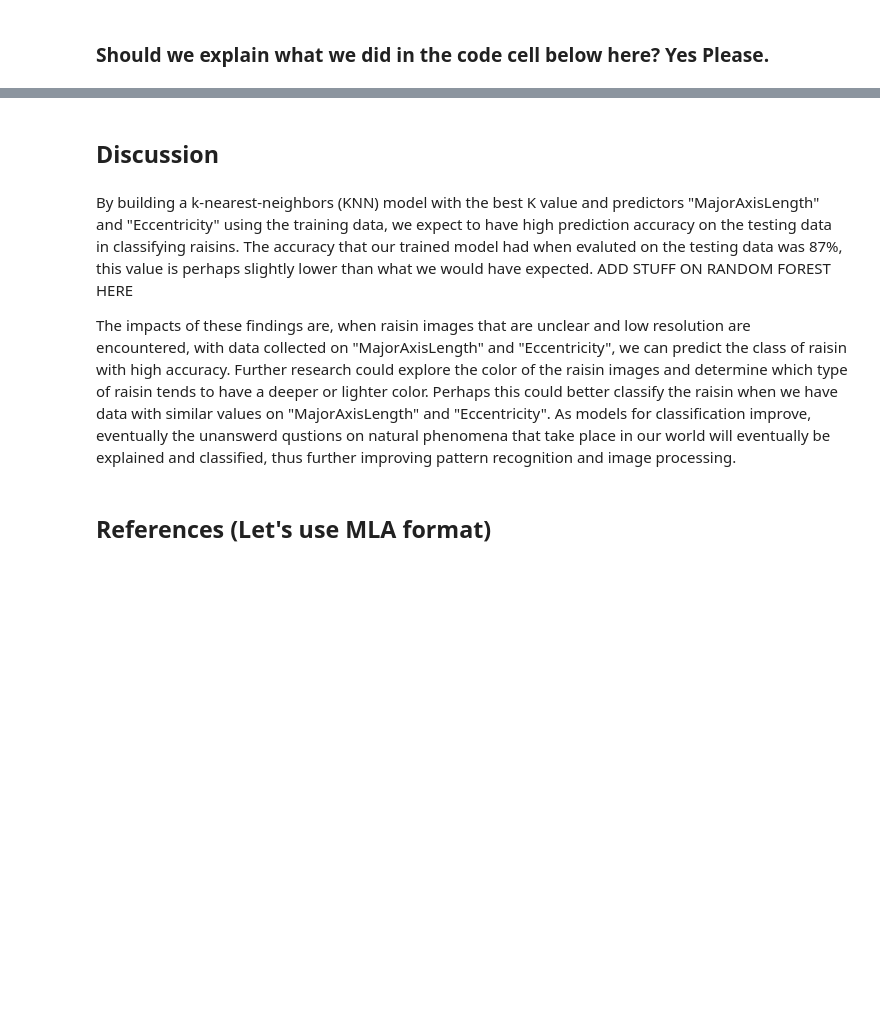
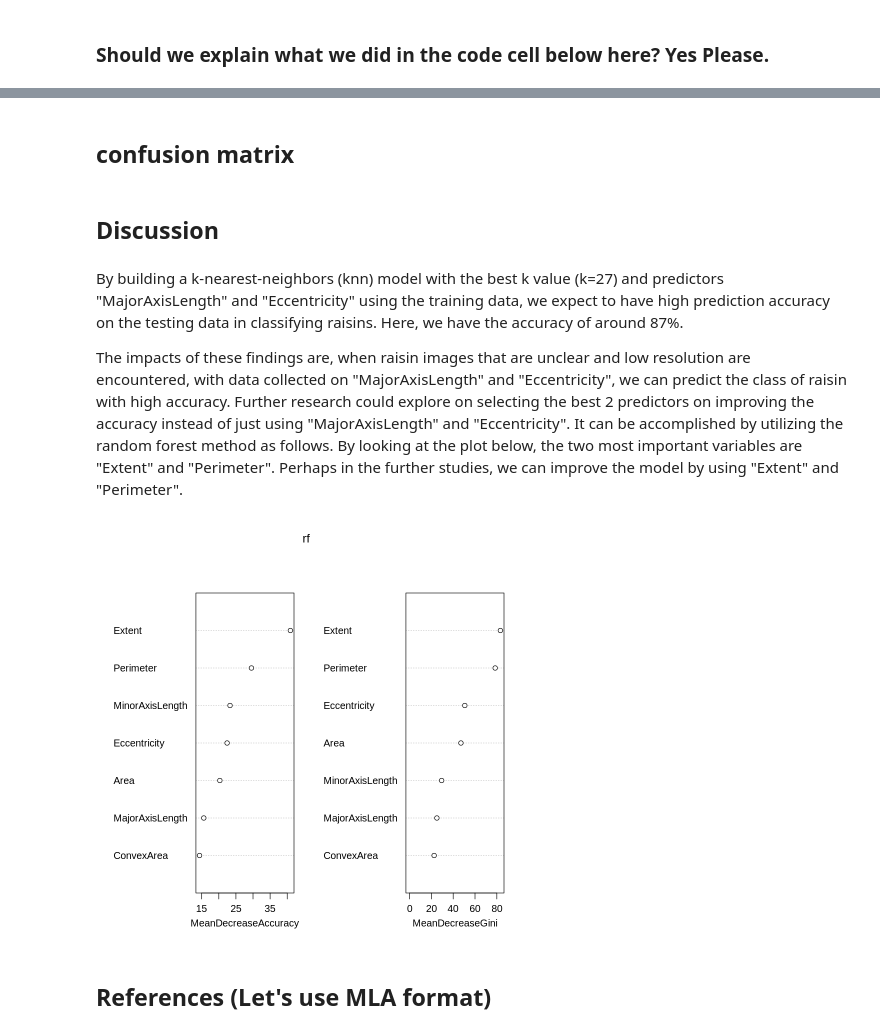
Before and after one commit to jlee0714/DSCI-Project, a Jupyter notebook: Final Project.ipynb, the cells around one changed output, grey strips where cells are left out. Drawn from its saved outputs; the diff is of its cells as text; code cells hidden in the pictures; blank space fills up the shorter version.

Commit message:
add random forest

```diff
--- a/Final Project.ipynb
+++ b/Final Project.ipynb
@@ -243,9 +238,21 @@ raisin_results
+# %% [markdown]
+## confusion matrix
 # %% [markdown]
 ## Discussion
 # %% [markdown]
-By building a k-nearest-neighbors (KNN) model with the best K value and predictors "MajorAxisLength" and "Eccentricity" using the training data, we expect to have high prediction accuracy on the testing data in classifying raisins. The accuracy that our trained model had when evaluted on the testing data was 87%, this value is perhaps slightly lower than what we would have expected. ADD STUFF ON RANDOM FOREST HERE
+By building a k-nearest-neighbors (knn) model with the best k value (k=27) and predictors "MajorAxisLength" and "Eccentricity" using the training data, we expect to have high prediction accuracy on the testing data in classifying raisins. Here, we have the accuracy of around 87%.
 
-The impacts of these findings are, when raisin images that are unclear and low resolution are encountered, with data collected on "MajorAxisLength" and "Eccentricity", we can predict the class of raisin with high accuracy. Further research could explore the color of the raisin images and determine which type of raisin tends to have a deeper or lighter color. Perhaps this could better classify the raisin when we have data with similar values on "MajorAxisLength" and "Eccentricity". As models for classification improve, eventually the unanswerd qustions on natural phenomena that take place in our world will eventually be explained and classified, thus further improving pattern recognition and image processing.
+The impacts of these findings are, when raisin images that are unclear and low resolution are encountered, with data collected on "MajorAxisLength" and "Eccentricity", we can predict the class of raisin with high accuracy. Further research could explore on selecting the best 2 predictors on improving the accuracy instead of just using "MajorAxisLength" and "Eccentricity". It can be accomplished by utilizing the random forest method as follows. By looking at the plot below, the two most important variables are "Extent" and "Perimeter". Perhaps in the further studies, we can improve the model by using "Extent" and "Perimeter".
+# %%
+library(dplyr)
+library(randomForest)
+raisin_train$Class <- as.factor(raisin_train$Class)
+rf <- randomForest(Class ~ ., data = raisin_train,
+                   importance = TRUE,
+                   proximity = TRUE)
+varImpPlot(rf)
+# %% [output]
+[figure, added]
 # %% [markdown]
 ## References (Let's use MLA format)
 # %% [markdown]
```
Also changed, not shown: parts of 16 cells of this notebook.
